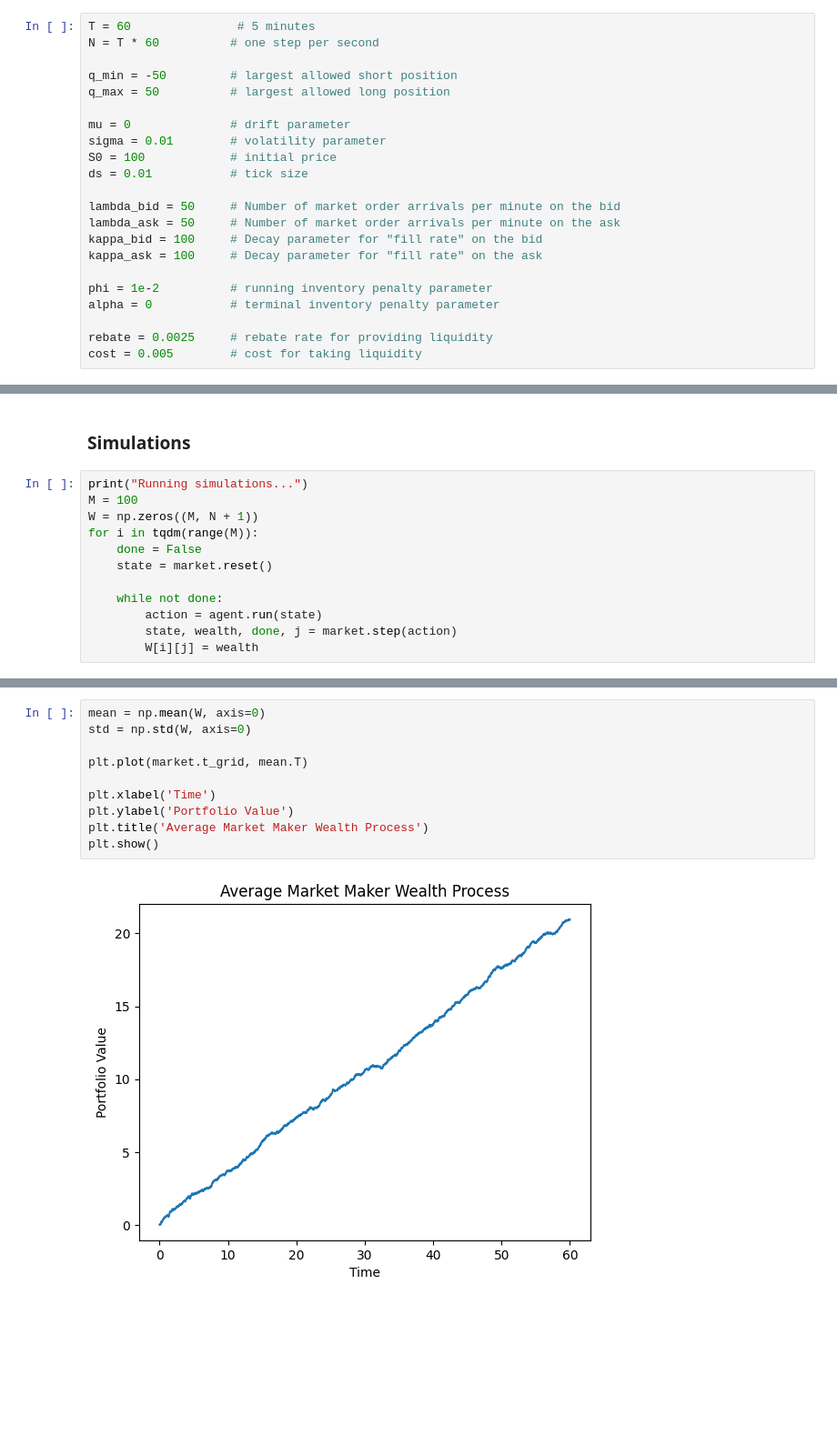
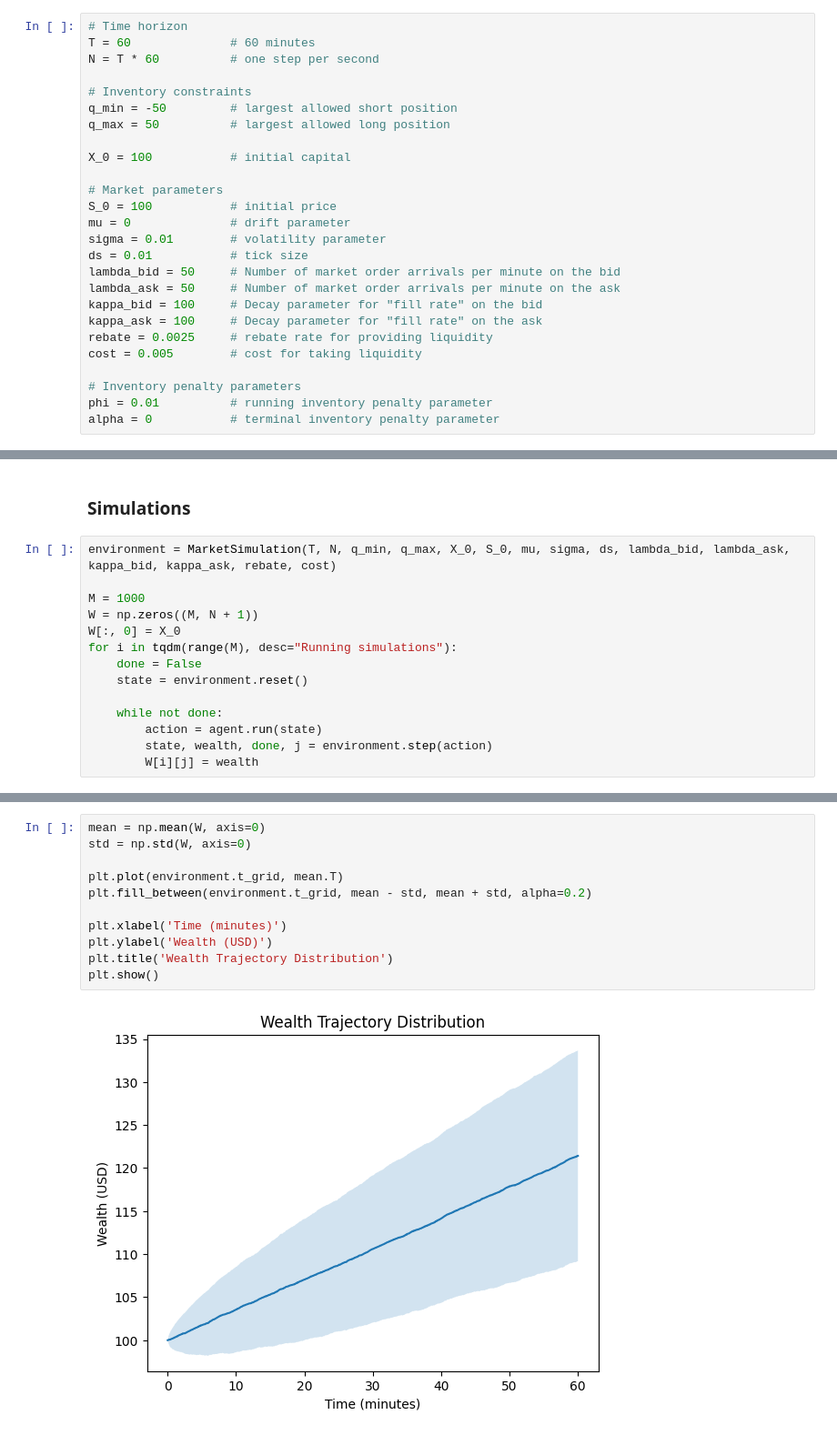
Before and after one commit to rsabum/High-Frequency-Trading, a Jupyter notebook: notebook.ipynb, the cells around one changed output, grey strips where cells are left out. Shown: that part at 91% size. Drawn from its saved outputs; the diff is of its cells as text; blank space fills up the shorter version.

```diff
--- a/notebook.ipynb
+++ b/notebook.ipynb
@@ -299,25 +304,29 @@ from tqdm import tqdm
 import matplotlib.pyplot as plt
 from src import MarketMaker, MarketSimulation
 # %%
-T = 60               # 5 minutes
+# Time horizon
+T = 60              # 60 minutes
 N = T * 60          # one step per second
 
+# Inventory constraints
 q_min = -50         # largest allowed short position
 q_max = 50          # largest allowed long position
 
+X_0 = 100           # initial capital
+
+# Market parameters
+S_0 = 100           # initial price
 mu = 0              # drift parameter
 sigma = 0.01        # volatility parameter
-S0 = 100            # initial price
 ds = 0.01           # tick size
-
 lambda_bid = 50     # Number of market order arrivals per minute on the bid
 lambda_ask = 50     # Number of market order arrivals per minute on the ask
 kappa_bid = 100     # Decay parameter for "fill rate" on the bid
 kappa_ask = 100     # Decay parameter for "fill rate" on the ask
-
-phi = 1e-2          # running inventory penalty parameter
-alpha = 0           # terminal inventory penalty parameter
-
 rebate = 0.0025     # rebate rate for providing liquidity
 cost = 0.005        # cost for taking liquidity
+
+# Inventory penalty parameters
+phi = 0.01          # running inventory penalty parameter
+alpha = 0           # terminal inventory penalty parameter
 # %%
@@ -355,14 +360,16 @@ plt.show()
 # %% [markdown]
 ### Simulations
 # %%
-print("Running simulations...")
-M = 100
+environment = MarketSimulation(T, N, q_min, q_max, X_0, S_0, mu, sigma, ds, lambda_bid, lambda_ask, kappa_bid, kappa_ask, rebate, cost)
+
+M = 1000
 W = np.zeros((M, N + 1))
-for i in tqdm(range(M)):
+W[:, 0] = X_0
+for i in tqdm(range(M), desc="Running simulations"):
     done = False
-    state = market.reset()
+    state = environment.reset()
 
     while not done:
         action = agent.run(state)
-        state, wealth, done, j = market.step(action)
+        state, wealth, done, j = environment.step(action)
         W[i][j] = wealth
@@ -380,15 +385,16 @@ plt.show()
 # %%
 mean = np.mean(W, axis=0)
 std = np.std(W, axis=0)
 
-plt.plot(market.t_grid, mean.T)
+plt.plot(environment.t_grid, mean.T)
+plt.fill_between(environment.t_grid, mean - std, mean + std, alpha=0.2)
 
-plt.xlabel('Time')
-plt.ylabel('Portfolio Value')
-plt.title('Average Market Maker Wealth Process')
+plt.xlabel('Time (minutes)')
+plt.ylabel('Wealth (USD)')
+plt.title('Wealth Trajectory Distribution')
 plt.show()
 # %% [output]
-[figure, old version]
+[figure, new version]
 # %%
 print("Mean final wealth: ", mean[-1])
 print("Std final wealth: ", std[-1])
```
Also changed, not shown: parts of 5 cells of this notebook, 2 other files.
